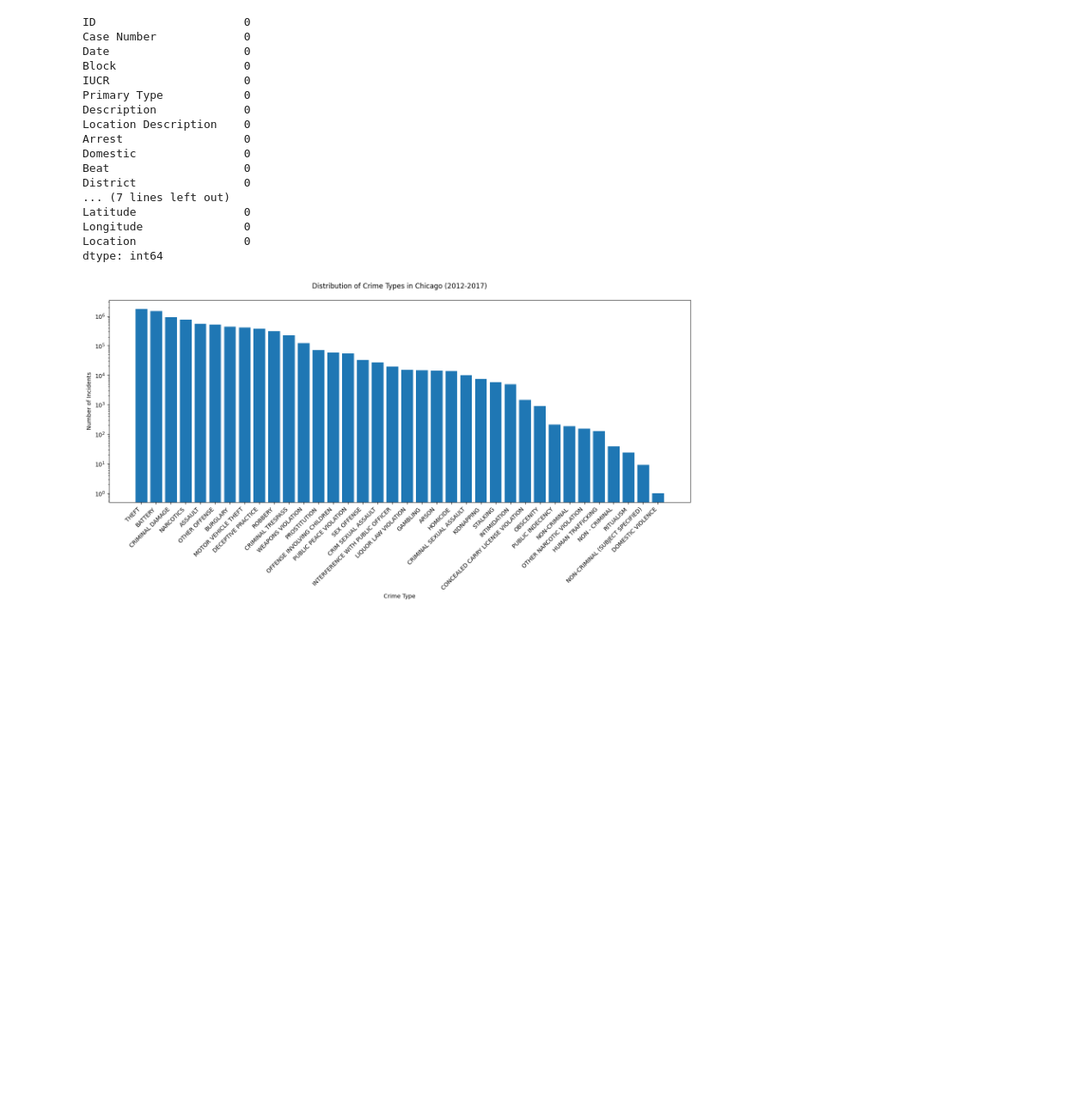
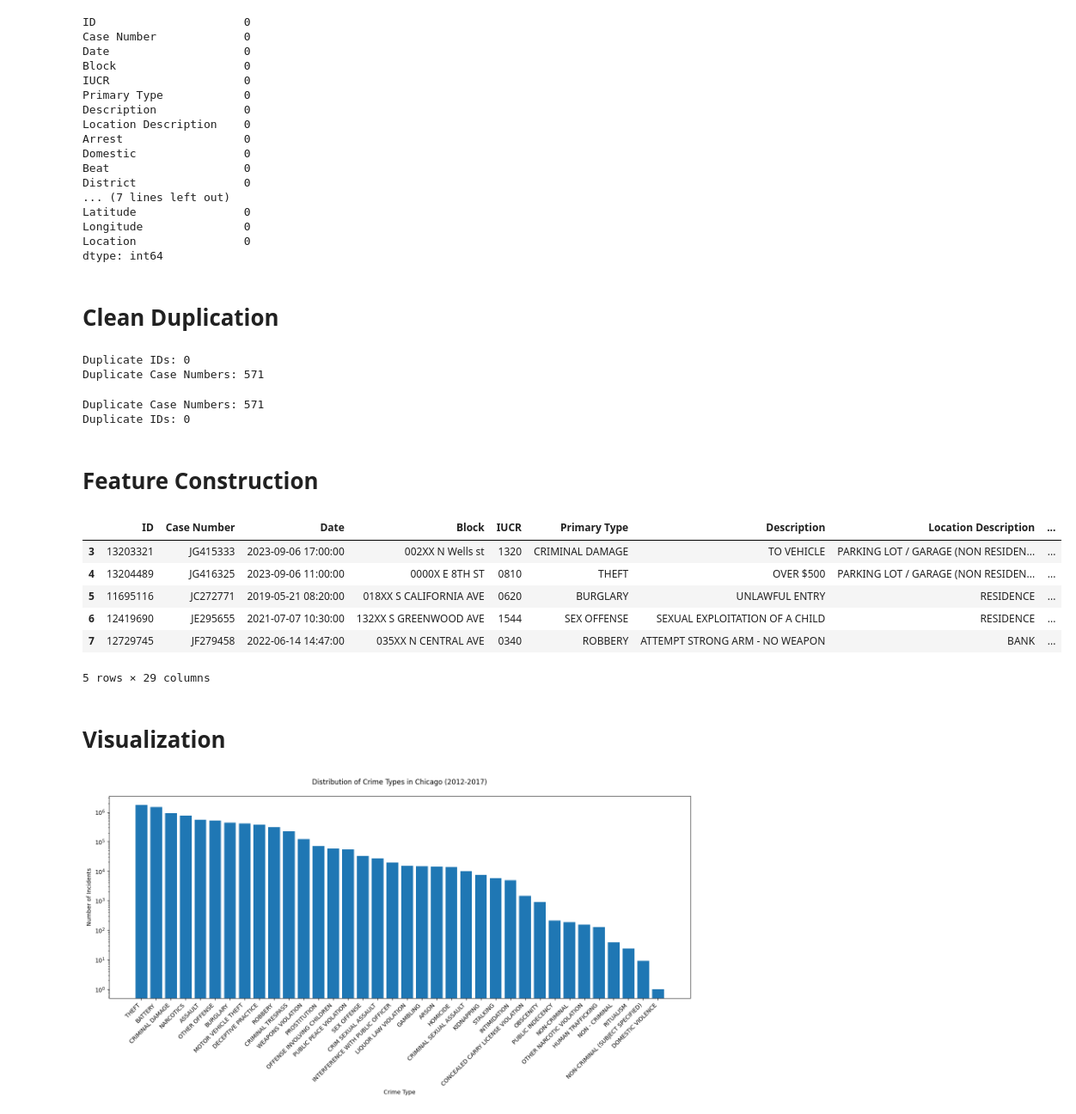
Before and after one commit to liuyc18/pred-pol, a Jupyter notebook: src/preprocessing.ipynb, the cells around one changed output. Shown: that part at 86% size. Cells and saved outputs as stored; diff of their text form; code cells hidden in the pictures; blank space fills up the shorter version.

Commit message:
remove duplicate, construct time feature

```diff
--- a/src/preprocessing.ipynb
+++ b/src/preprocessing.ipynb
@@ -137,6 +136,54 @@ Latitude                0
 Longitude               0
 Location                0
 dtype: int64
+# %% [markdown]
+# Clean Duplication
+# %%
+# Check the unique value of case number and ID
+id_duplicates = chicago_clean[chicago_clean['ID'].duplicated()]
+case_duplicates = chicago_clean[chicago_clean['Case Number'].duplicated()]
+print(f"Duplicate Case Numbers: {len(case_duplicates)}")
+# %% [output]
+Duplicate IDs: 0
+Duplicate Case Numbers: 571
+# %%
+# Drop duplicates
+chicago_clean = chicago_clean.drop_duplicates(subset=['Case Number', 'ID'])
+print(f"Duplicate Case Numbers: {len(case_duplicates)}")
+print(f"Duplicate IDs: {len(id_duplicates)}")
+# %% [output]
+Duplicate Case Numbers: 571
+Duplicate IDs: 0
+# %% [markdown]
+# Feature Construction
+# %%
+# Construct time features
+chicago_clean['Date'] = pd.to_datetime(chicago_clean['Date'], format='%m/%d/%Y %I:%M:%S %p')
+
+chicago_clean['Hour'] = chicago_clean['Date'].dt.hour
+chicago_clean['Day'] = chicago_clean['Date'].dt.day
+chicago_clean['Month'] = chicago_clean['Date'].dt.month
+chicago_clean['DayOfWeek'] = chicago_clean['Date'].dt.dayofweek
+chicago_clean['Year'] = chicago_clean['Date'].dt.year
+chicago_clean['IsWeekend'] = chicago_clean['DayOfWeek'].isin([5,6]).astype(int)
+chicago_clean['TimeOfDay'] = pd.cut(chicago_clean['Hour'],
+                                   bins=[0,6,12,18,24],
+                                   labels=['Night','Morning','Afternoon','Evening'])
+chicago_clean['Season'] = pd.cut(chicago_clean['Month'],
+                                bins=[0,3,6,9,12],
+                                labels=['Winter','Spring','Summer','Fall'])
+# %%
+chicago_clean.head()
+# %% [output]
+|  | ID | Case Number | Date | Block | IUCR | Primary Type | Description | Location Description | ... |
+| 3 | 13203321 | JG415333 | 2023-09-06 17:00:00 | 002XX N Wells st | 1320 | CRIMINAL DAMAGE | TO VEHICLE | PARKING LOT / GARAGE (NON RESIDEN... | ... |
+| 4 | 13204489 | JG416325 | 2023-09-06 11:00:00 | 0000X E 8TH ST | 0810 | THEFT | OVER $500 | PARKING LOT / GARAGE (NON RESIDEN... | ... |
+| 5 | 11695116 | JC272771 | 2019-05-21 08:20:00 | 018XX S CALIFORNIA AVE | 0620 | BURGLARY | UNLAWFUL ENTRY | RESIDENCE | ... |
+| 6 | 12419690 | JE295655 | 2021-07-07 10:30:00 | 132XX S GREENWOOD AVE | 1544 | SEX OFFENSE | SEXUAL EXPLOITATION OF A CHILD | RESIDENCE | ... |
+| 7 | 12729745 | JF279458 | 2022-06-14 14:47:00 | 035XX N CENTRAL AVE | 0340 | ROBBERY | ATTEMPT STRONG ARM - NO WEAPON | BANK | ... |
+5 rows × 29 columns
+# %% [markdown]
+# Visualization
 # %%
 # show info about IUCR column and Primary Type
 chicago['Primary Type'].unique()
```
Also changed, not shown: parts of 6 cells of this notebook.
